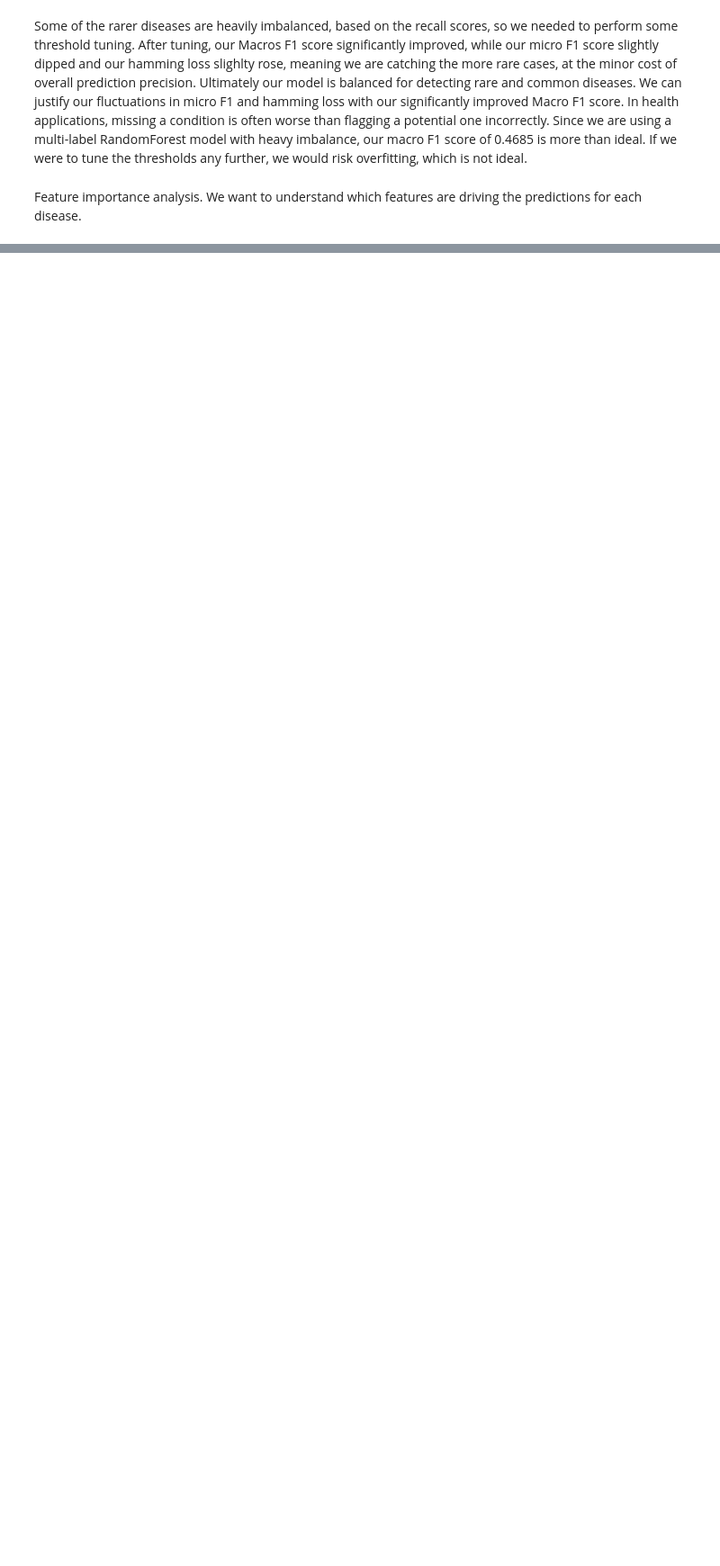
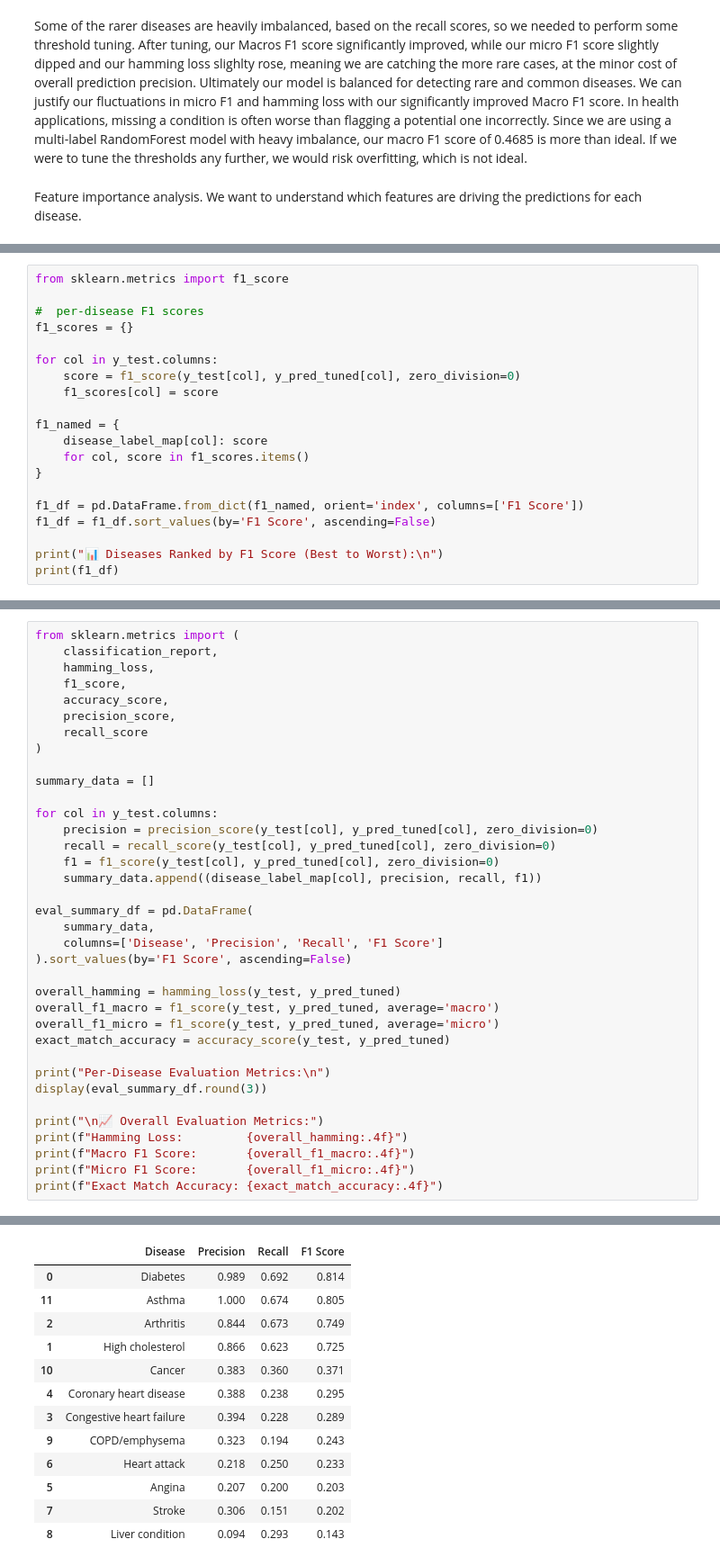
Before and after one commit to ethanwynn/disease-prediction-model, a Jupyter notebook: Disease_Prediction_Model.ipynb, the cells around one changed output, grey strips where cells are left out. Shown at 90% size. Drawn from its saved outputs; the diff is of its cells as text; blank space fills up the shorter version.

```diff
--- a/Disease_Prediction_Model.ipynb
+++ b/Disease_Prediction_Model.ipynb
@@ -507,0 +696,20 @@ plot_top_feats(feature_importance_summ, code_map)
+# %%
+from sklearn.metrics import f1_score
+
+#  per-disease F1 scores
+f1_scores = {}
+
+for col in y_test.columns:
+    score = f1_score(y_test[col], y_pred_tuned[col], zero_division=0)
+    f1_scores[col] = score
+
+f1_named = {
+    disease_label_map[col]: score
+    for col, score in f1_scores.items()
+}
+
+f1_df = pd.DataFrame.from_dict(f1_named, orient='index', columns=['F1 Score'])
+f1_df = f1_df.sort_values(by='F1 Score', ascending=False)
+
+print("📊 Diseases Ranked by F1 Score (Best to Worst):\n")
+print(f1_df)
@@ -507,0 +734,37 @@ plot_top_feats(feature_importance_summ, code_map)
+# %%
+from sklearn.metrics import (
+    classification_report,
+    hamming_loss,
+    f1_score,
+    accuracy_score,
+    precision_score,
+    recall_score
+)
+
+summary_data = []
+
+for col in y_test.columns:
+    precision = precision_score(y_test[col], y_pred_tuned[col], zero_division=0)
+    recall = recall_score(y_test[col], y_pred_tuned[col], zero_division=0)
+    f1 = f1_score(y_test[col], y_pred_tuned[col], zero_division=0)
+    summary_data.append((disease_label_map[col], precision, recall, f1))
+
+eval_summary_df = pd.DataFrame(
+    summary_data,
+    columns=['Disease', 'Precision', 'Recall', 'F1 Score']
+).sort_values(by='F1 Score', ascending=False)
+
+overall_hamming = hamming_loss(y_test, y_pred_tuned)
+overall_f1_macro = f1_score(y_test, y_pred_tuned, average='macro')
+overall_f1_micro = f1_score(y_test, y_pred_tuned, average='micro')
+exact_match_accuracy = accuracy_score(y_test, y_pred_tuned)
+
+print("Per-Disease Evaluation Metrics:\n")
+display(eval_summary_df.round(3))
+
+print("\n📈 Overall Evaluation Metrics:")
+print(f"Hamming Loss:         {overall_hamming:.4f}")
+print(f"Macro F1 Score:       {overall_f1_macro:.4f}")
+print(f"Micro F1 Score:       {overall_f1_micro:.4f}")
+print(f"Exact Match Accuracy: {exact_match_accuracy:.4f}")
+# %% [output]
@@ -507,0 +772,13 @@ plot_top_feats(feature_importance_summ, code_map)
+|  | Disease | Precision | Recall | F1 Score |
+| 0 | Diabetes | 0.989 | 0.692 | 0.814 |
+| 11 | Asthma | 1.000 | 0.674 | 0.805 |
+| 2 | Arthritis | 0.844 | 0.673 | 0.749 |
+| 1 | High cholesterol | 0.866 | 0.623 | 0.725 |
+| 10 | Cancer | 0.383 | 0.360 | 0.371 |
+| 4 | Coronary heart disease | 0.388 | 0.238 | 0.295 |
+| 3 | Congestive heart failure | 0.394 | 0.228 | 0.289 |
+| 9 | COPD/emphysema | 0.323 | 0.194 | 0.243 |
+| 6 | Heart attack | 0.218 | 0.250 | 0.233 |
+| 5 | Angina | 0.207 | 0.200 | 0.203 |
+| 7 | Stroke | 0.306 | 0.151 | 0.202 |
+| 8 | Liver condition | 0.094 | 0.293 | 0.143 |
```
Also changed, not shown: parts of 40 cells of this notebook.
